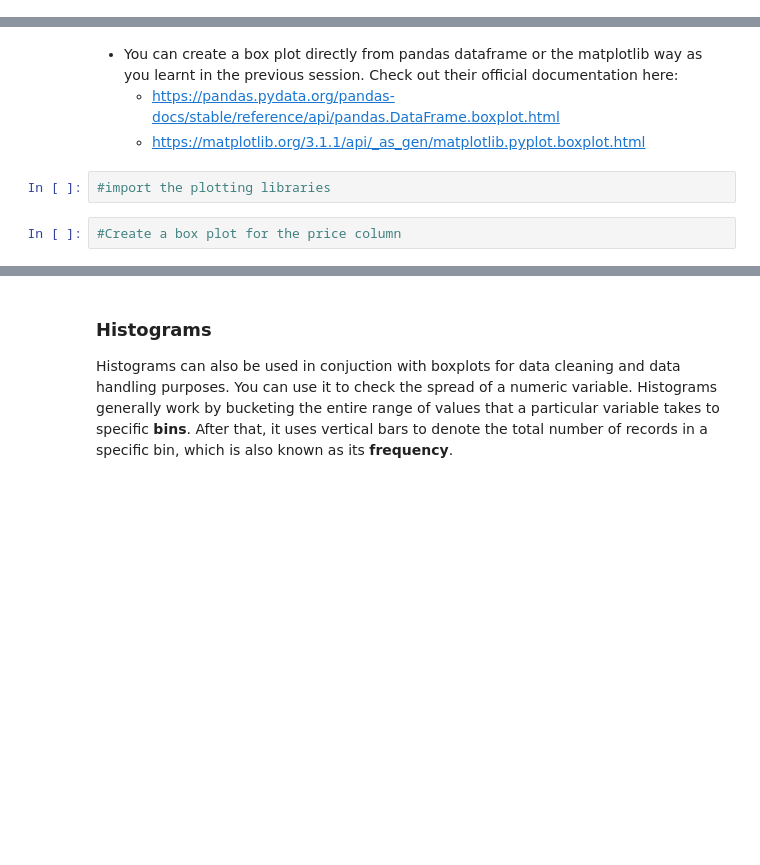
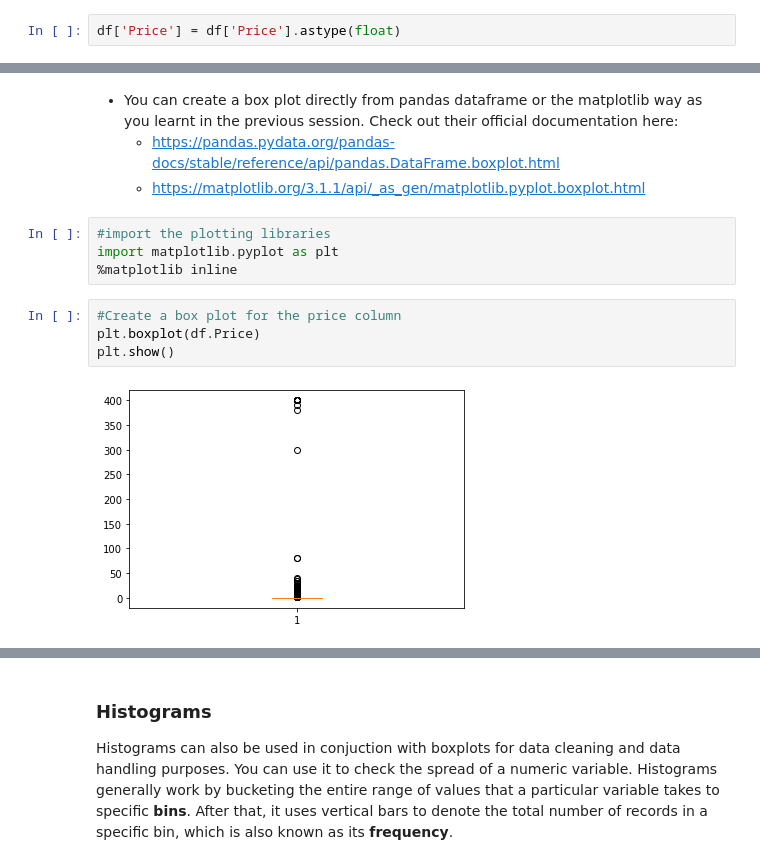
Before and after one commit to rusheel98/Data-Visualization-on-google-play-store-reviews-dataset, a Jupyter notebook: Data Visualisation on Play store reviews dataset.ipynb, the cells around one changed output, grey strips where cells are left out. Saved outputs shown, nothing was run; the diff lists cells and outputs as text; blank space fills up the shorter version.

Commit message:
Added boxplots

```diff
--- a/Data Visualisation on Play store reviews dataset.ipynb
+++ b/Data Visualisation on Play store reviews dataset.ipynb
@@ -477,3 +477,5 @@ len(df.loc[(df['Reviews'] > df['Installs'])])
 df.loc[ (df['Price'] != 0) & (df['Type'] == 'Free'), 'Price']
 # %% [output]
 Series([], Name: Price, dtype: object)
+# %%
+df['Price'] = df['Price'].astype(float)
@@ -495,7 +520,13 @@ Using a box plot you can identify the outliers as follows:
    - https://matplotlib.org/3.1.1/api/_as_gen/matplotlib.pyplot.boxplot.html
 # %%
 #import the plotting libraries
+import matplotlib.pyplot as plt
+%matplotlib inline
 # %%
 #Create a box plot for the price column
+plt.boxplot(df.Price)
+plt.show()
+# %% [output]
+[figure, added]
 # %%
 #Check the apps with price more than 200
```
Also changed, not shown: parts of 17 cells of this notebook.
